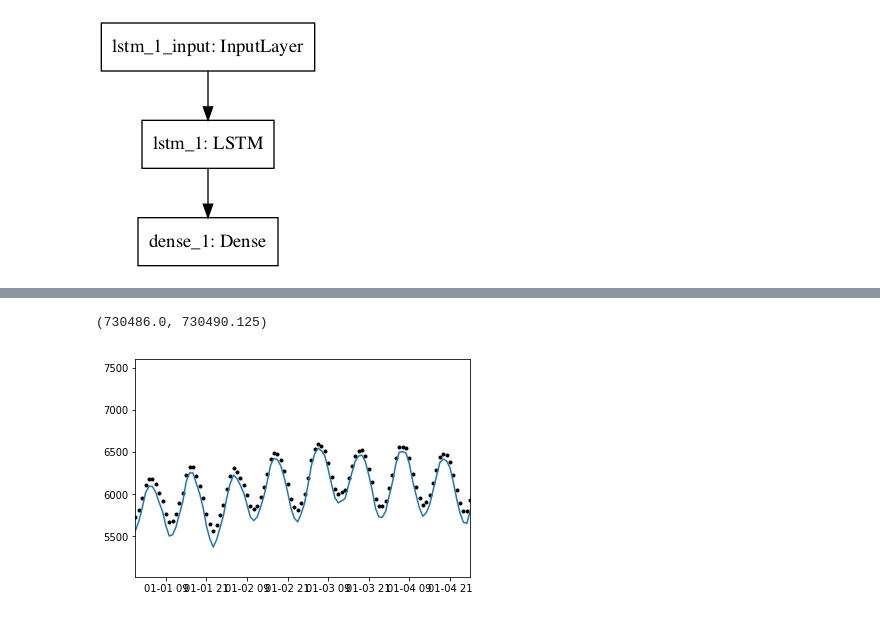
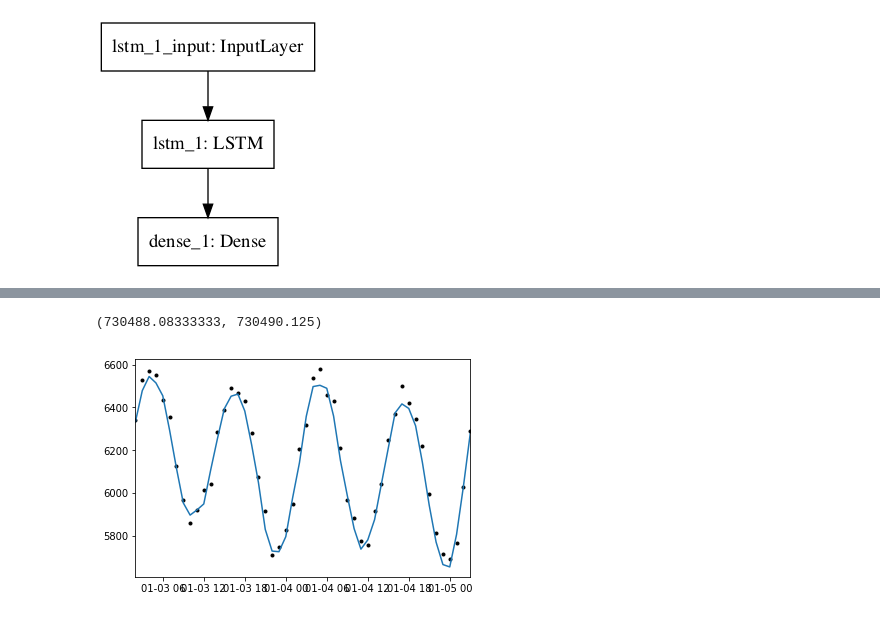
Before and after one commit to openearth/notebooks, a Jupyter notebook: deep_learning_example.ipynb, the cells around one changed output, grey strips where cells are left out. Cells and saved outputs as stored; diff of their text form; code cells hidden in the pictures.

```diff
--- a/deep_learning_example.ipynb
+++ b/deep_learning_example.ipynb
@@ -52,10 +54,11 @@ year_train, year_test, year_validate = (2000, 2001, 2002)
 def make_dataset(all_df, year):
     df = all_df.ix[all_df.year == year]
     df_lookback = pandas.DataFrame(data=dict(
-        t=df['t'].iloc[:-1],
-        x=df['h_scaled'].values[:-1],
-        y=df['h_scaled'].values[1:],
-        h=df['h'].values[:-1]
+        t=df['t'].iloc[:-2],
+        x_0=df['h_scaled'].values[:-2],
+        x_1=df['h_scaled'].values[1:-1],
+        y=df['h_scaled'].values[2:],
+        h=df['h'].values[2:]
     ))
     return df_lookback.set_index('t')
 # %%
@@ -74,5 +96,5 @@ df_train.head()
 # %%
-look_back = 1
+look_back = 2
 model = keras.models.Sequential()
 layer = keras.layers.LSTM(4, input_shape=(1, look_back))
 model.add(layer)
@@ -102,7 +124,10 @@ IPython.display.Image('model.png')
 # %% [output]
 [figure]
 # %%
-X = df_train['x'].values[:, np.newaxis, np.newaxis]
+X = np.dstack([
+    df_train['x_0'].values[:, np.newaxis, np.newaxis],
+    df_train['x_1'].values[:, np.newaxis, np.newaxis]
+])
 Y = df_train['y'].values
 print(X.shape, Y.shape)
 history = model.fit(X, Y, epochs=2, batch_size=1, verbose=2)
@@ -117,9 +140,19 @@ Y_test = model.predict(df_test['x'].values[:, np.newaxis, np.newaxis])
+# %%
+
+s = np.s_[50:100]
+selection = df_test[s]
+selection_X = np.dstack([
+    selection['x_0'].values[:, np.newaxis, np.newaxis],
+    selection['x_1'].values[:, np.newaxis, np.newaxis]
+])
+
+Y_test = model.predict(selection_X)
 # %%
-
-plt.plot(df_test.index, N.inverse_transform(Y_test), 'k.')
-plt.plot(df_test.index, df_test['h'])
-t = df_test.head(100).index
+t = df_test.index[52:102]
+plt.plot(selection.index, N.inverse_transform(Y_test), 'k.')
+plt.plot(selection.index, selection['h'])
+t = selection.index
 plt.xlim(t[0], t[-1])
 # %% [output]
-(730486.0, 730490.125)
+(730488.08333333, 730490.125)
-[figure, old version]
+[figure, new version]
```
Also changed, not shown: parts of 9 cells of this notebook.
